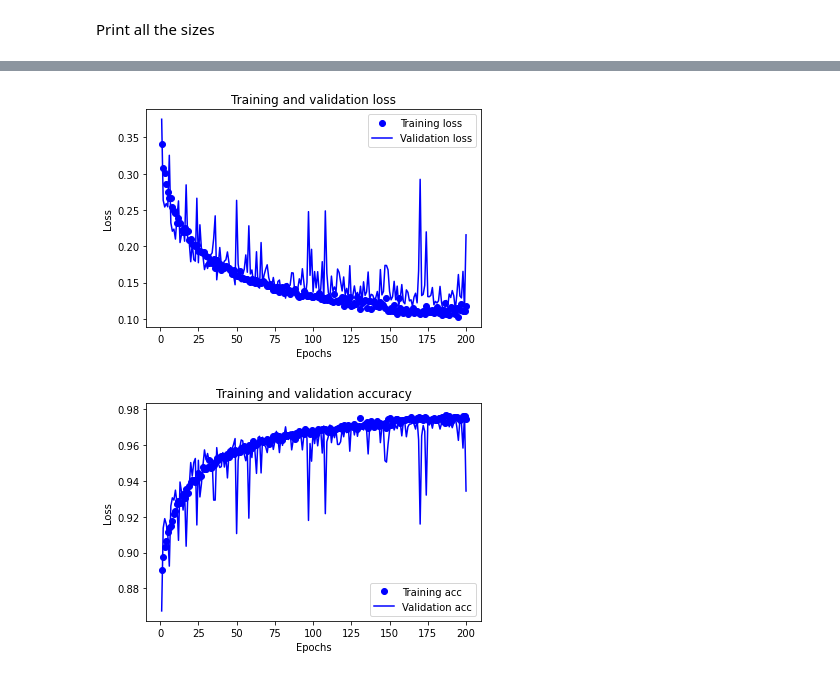
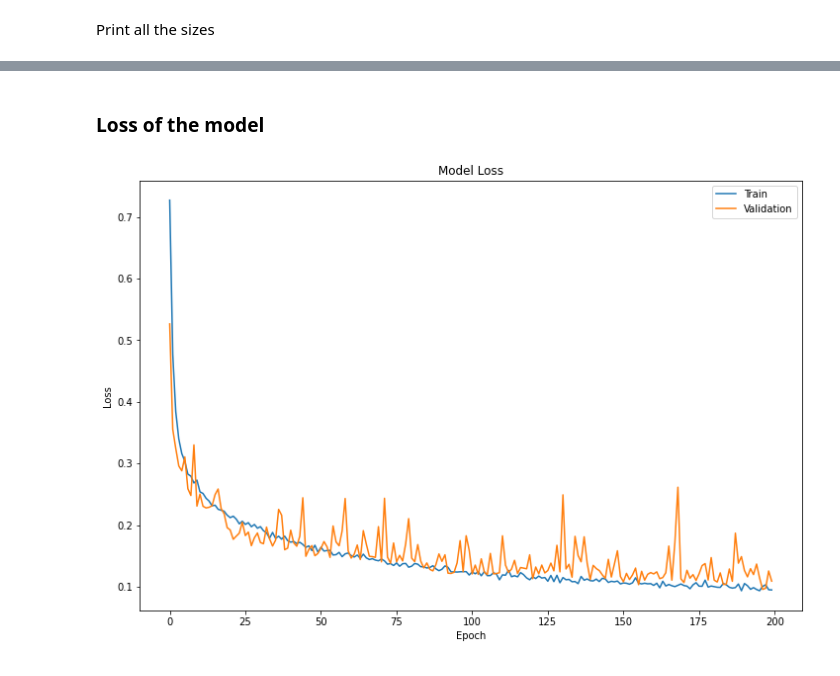
Before and after one commit to thisispivi/Deep-Learning-Company-Bankruptcy-Prediction, a Jupyter notebook: Company_Bankruptcy_Prediction.ipynb, the cells around one changed output, grey strips where cells are left out. Cells and saved outputs as stored; diff of their text form; code cells hidden in the pictures.

```diff
--- a/Company_Bankruptcy_Prediction.ipynb
+++ b/Company_Bankruptcy_Prediction.ipynb
@@ -266,5 +274,6 @@ Split the data in:
 # %%
-x_train, x_test, y_train, y_test = train_test_split(data_new, labels_new, test_size=0.3)
+x_train, x_test, y_train, y_test = train_test_split(data_new, labels_new, train_size=0.9)
+x_train, x_valid, y_train, y_valid = train_test_split(x_train, y_train, train_size=0.8)
 # %% [markdown]
 Print all the sizes
 # %%
@@ -280 +307,9 @@ Test labels shape: (3960,)
+# %%
+train_model = True
+model_loss = True
+model_accuracy = True
+evaluate_model = True
+conf_matr = True
+plot_model = True
+save_model = False
 # %% [markdown]
@@ -293,4 +330,5 @@ model.compile(optimizer=optimizer, loss='binary_crossentropy', metrics=['accurac
 # %%
-history = model.fit(x_train, y_train, epochs=200, validation_data=(x_test,y_test))
+if train_model == True:
+  history = model.fit(x_train, y_train, epochs=200, validation_data=(x_valid,y_valid))
 # %% [output]
 Epoch 1/200
@@ -313,28 +351,14 @@ Epoch 200/200
-# %%
-history_dict = history.history
-acc = history_dict['accuracy']
-
-loss_values = history_dict['loss']
-val_loss_values = history_dict['val_loss']
-epochs = range(1, len(acc) + 1)
-plt.plot(epochs, loss_values, 'bo', label='Training loss')
-plt.plot(epochs, val_loss_values, 'b', label='Validation loss')
-plt.title('Training and validation loss')
-plt.xlabel('Epochs')
-plt.ylabel('Loss')
-plt.legend()
-plt.show()
-
-plt.clf()
-acc_values = history_dict['accuracy']
-val_acc = history_dict['val_accuracy']
-plt.plot(epochs, acc, 'bo', label='Training acc')
-plt.plot(epochs, val_acc, 'b', label='Validation acc')
-plt.title('Training and validation accuracy')
-plt.xlabel('Epochs')
-plt.ylabel('Loss')
-plt.legend()
-plt.show()
-# %% [output]
-[figure, removed]
-[figure, removed]
+# %% [markdown]
+### Loss of the model
+# %%
+if model_loss == True:
+  plt.subplots(figsize=(12,8))
+  plt.plot(history.history['loss'])
+  plt.plot(history.history['val_loss'])
+  plt.title('Model Loss')
+  plt.ylabel('Loss')
+  plt.xlabel('Epoch')
+  plt.legend(['Train', 'Validation'], loc='upper right')
+  plt.show()
+# %% [output]
+[figure, added]
```
Also changed, not shown: parts of 25 cells of this notebook, 5 other files.
